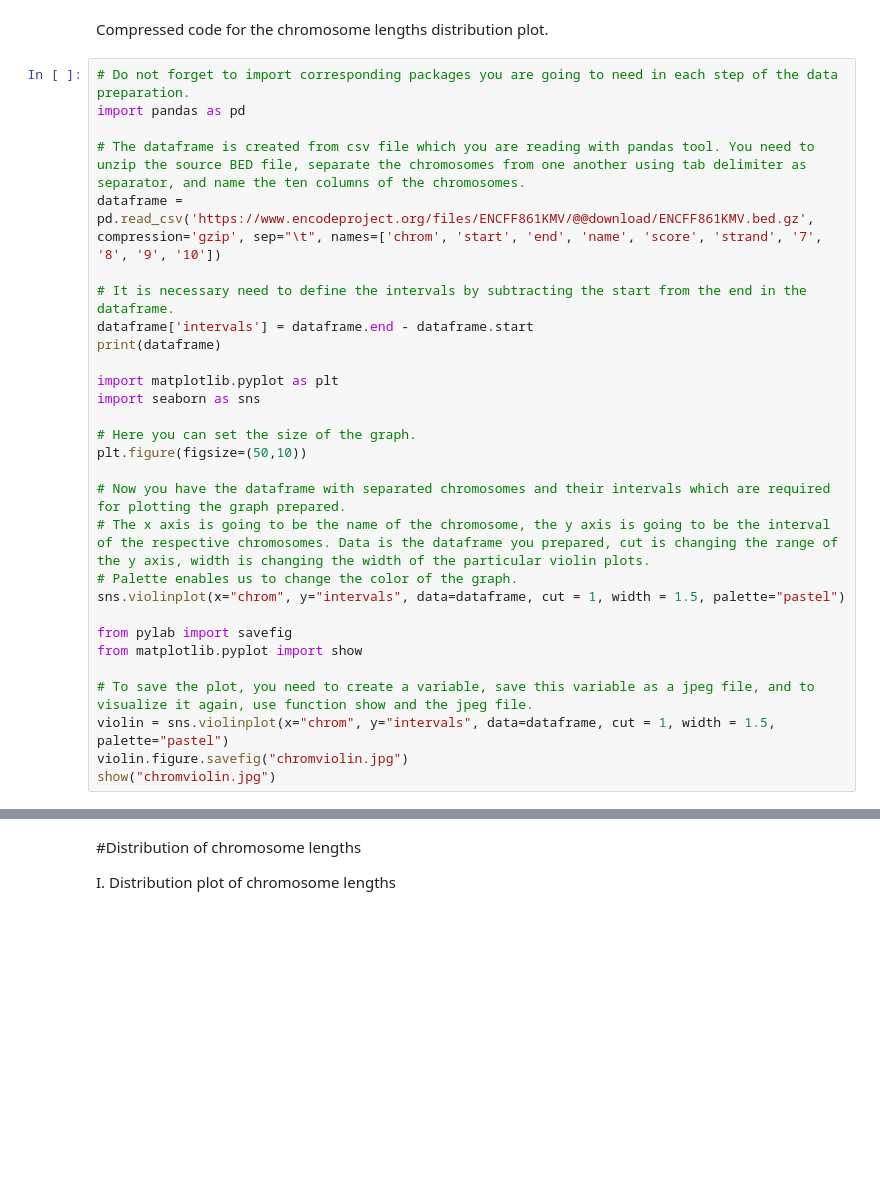
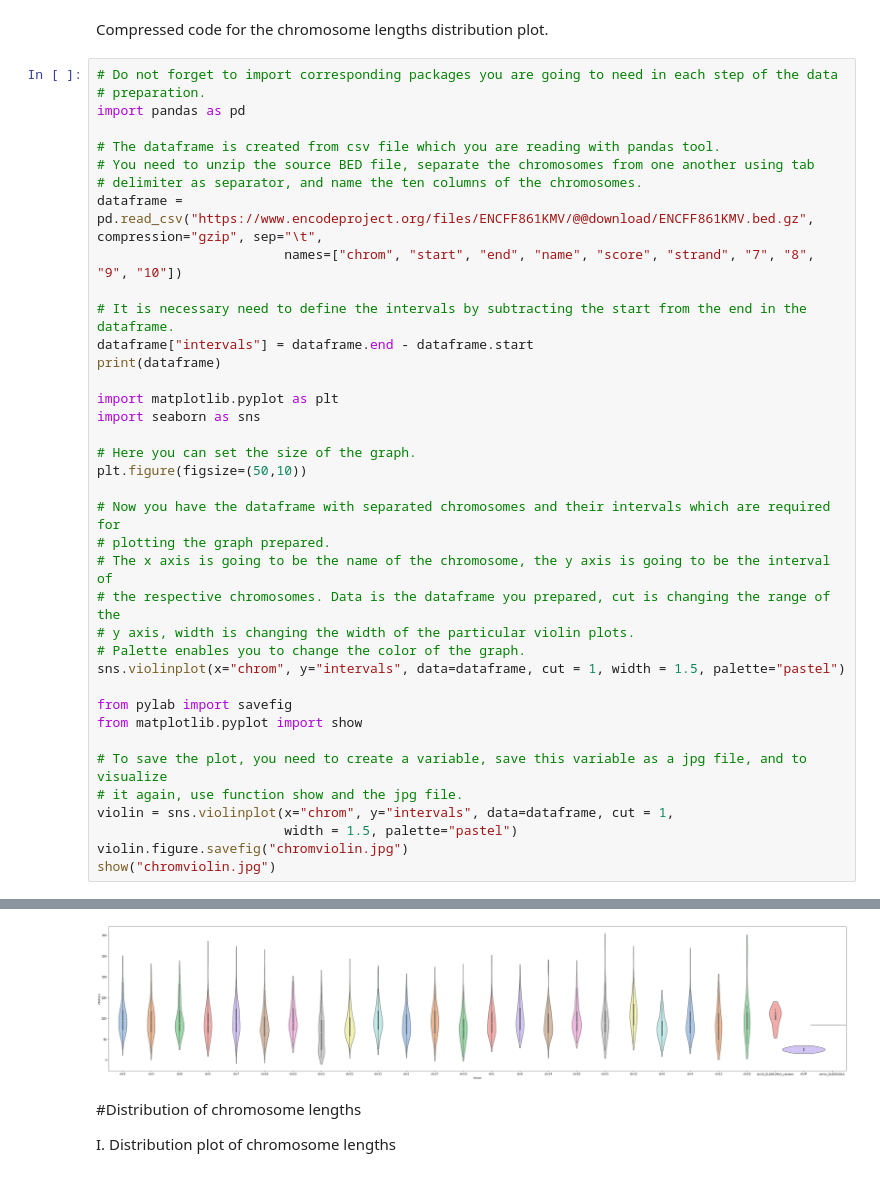
Before and after one commit to zuzanadostalova/ZD-Python-Tutorials-for-Biologists, a Jupyter notebook: CBED_tool_intervals.ipynb, the cells around one changed output, grey strips where cells are left out. Drawn from its saved outputs; the diff is of its cells as text; blank space fills up the shorter version.

```diff
--- a/CBED_tool_intervals.ipynb
+++ b/CBED_tool_intervals.ipynb
@@ -3,14 +3,18 @@
 # %% [markdown]
 Compressed code for the chromosome lengths distribution plot.
 # %%
-# Do not forget to import corresponding packages you are going to need in each step of the data preparation.
+# Do not forget to import corresponding packages you are going to need in each step of the data
+# preparation.
 import pandas as pd
 
-# The dataframe is created from csv file which you are reading with pandas tool. You need to unzip the source BED file, separate the chromosomes from one another using tab delimiter as separator, and name the ten columns of the chromosomes.
-dataframe = pd.read_csv('https://www.encodeproject.org/files/ENCFF861KMV/@@download/ENCFF861KMV.bed.gz', compression='gzip', sep="\t", names=['chrom', 'start', 'end', 'name', 'score', 'strand', '7', '8', '9', '10'])
+# The dataframe is created from csv file which you are reading with pandas tool.
+# You need to unzip the source BED file, separate the chromosomes from one another using tab
+# delimiter as separator, and name the ten columns of the chromosomes.
+dataframe = pd.read_csv("https://www.encodeproject.org/files/ENCFF861KMV/@@download/ENCFF861KMV.bed.gz", compression="gzip", sep="\t",
+                        names=["chrom", "start", "end", "name", "score", "strand", "7", "8", "9", "10"])
 
 # It is necessary need to define the intervals by subtracting the start from the end in the dataframe.
-dataframe['intervals'] = dataframe.end - dataframe.start
+dataframe["intervals"] = dataframe.end - dataframe.start
 print(dataframe)
 
 import matplotlib.pyplot as plt
@@ -19,15 +23,21 @@ import seaborn as sns
 # Here you can set the size of the graph.
 plt.figure(figsize=(50,10))
 
-# Now you have the dataframe with separated chromosomes and their intervals which are required for plotting the graph prepared.
-# The x axis is going to be the name of the chromosome, the y axis is going to be the interval of the respective chromosomes. Data is the dataframe you prepared, cut is changing the range of the y axis, width is changing the width of the particular violin plots.
-# Palette enables us to change the color of the graph.
+# Now you have the dataframe with separated chromosomes and their intervals which are required for
+# plotting the graph prepared.
+# The x axis is going to be the name of the chromosome, the y axis is going to be the interval of
+# the respective chromosomes. Data is the dataframe you prepared, cut is changing the range of the
+# y axis, width is changing the width of the particular violin plots.
+# Palette enables you to change the color of the graph.
 sns.violinplot(x="chrom", y="intervals", data=dataframe, cut = 1, width = 1.5, palette="pastel")
 
 from pylab import savefig
 from matplotlib.pyplot import show
 
-# To save the plot, you need to create a variable, save this variable as a jpeg file, and to visualize it again, use function show and the jpeg file.
-violin = sns.violinplot(x="chrom", y="intervals", data=dataframe, cut = 1, width = 1.5, palette="pastel")
+# To save the plot, you need to create a variable, save this variable as a jpg file, and to visualize
+# it again, use function show and the jpg file.
+violin = sns.violinplot(x="chrom", y="intervals", data=dataframe, cut = 1,
+                        width = 1.5, palette="pastel")
 violin.figure.savefig("chromviolin.jpg")
 show("chromviolin.jpg")
+# %% [output]
@@ -34,3 +58,4 @@ show("chromviolin.jpg")
+[figure, added]
 # %% [markdown]
 #Distribution of chromosome lengths
 
```
Also changed, not shown: parts of 15 cells of this notebook.
